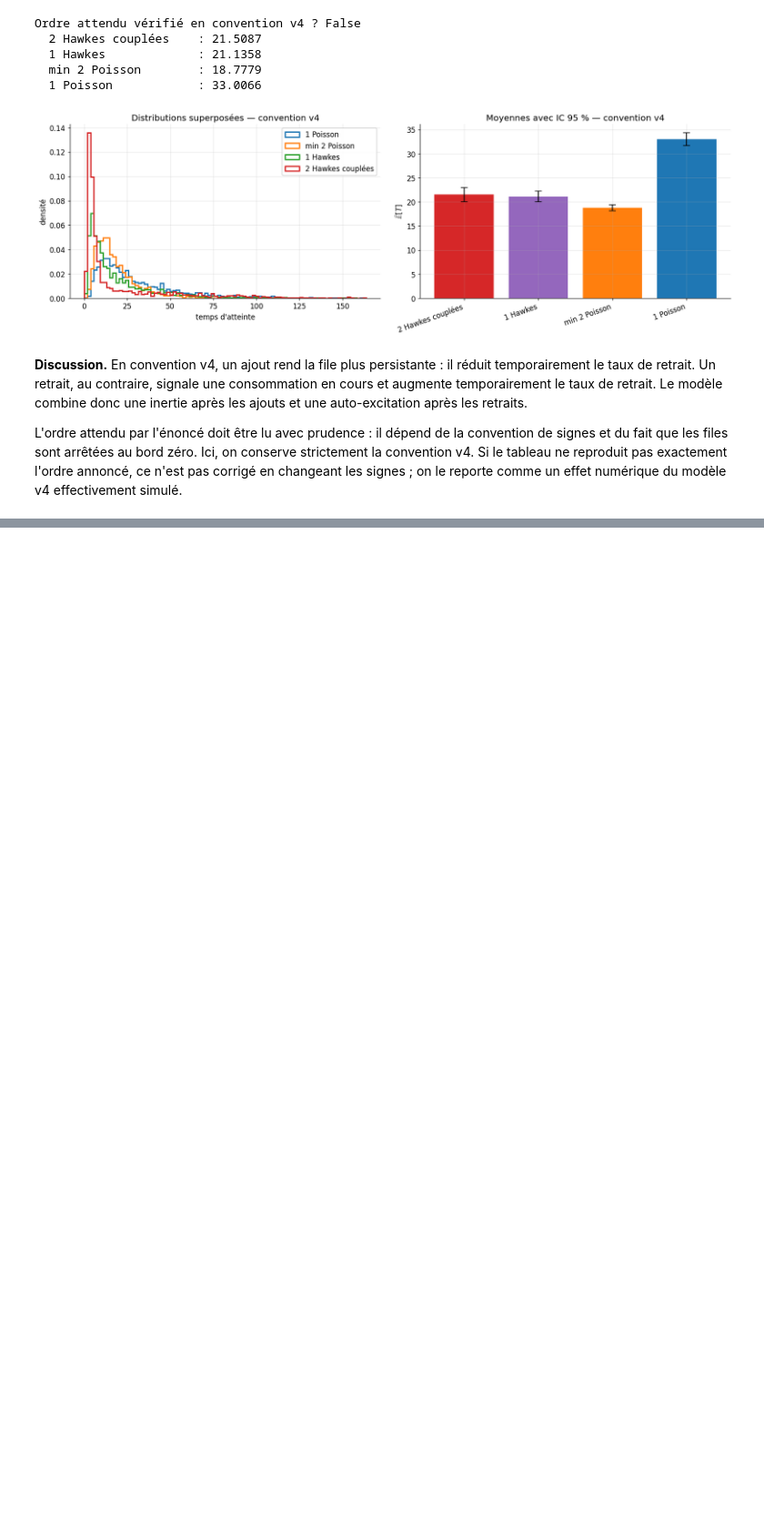
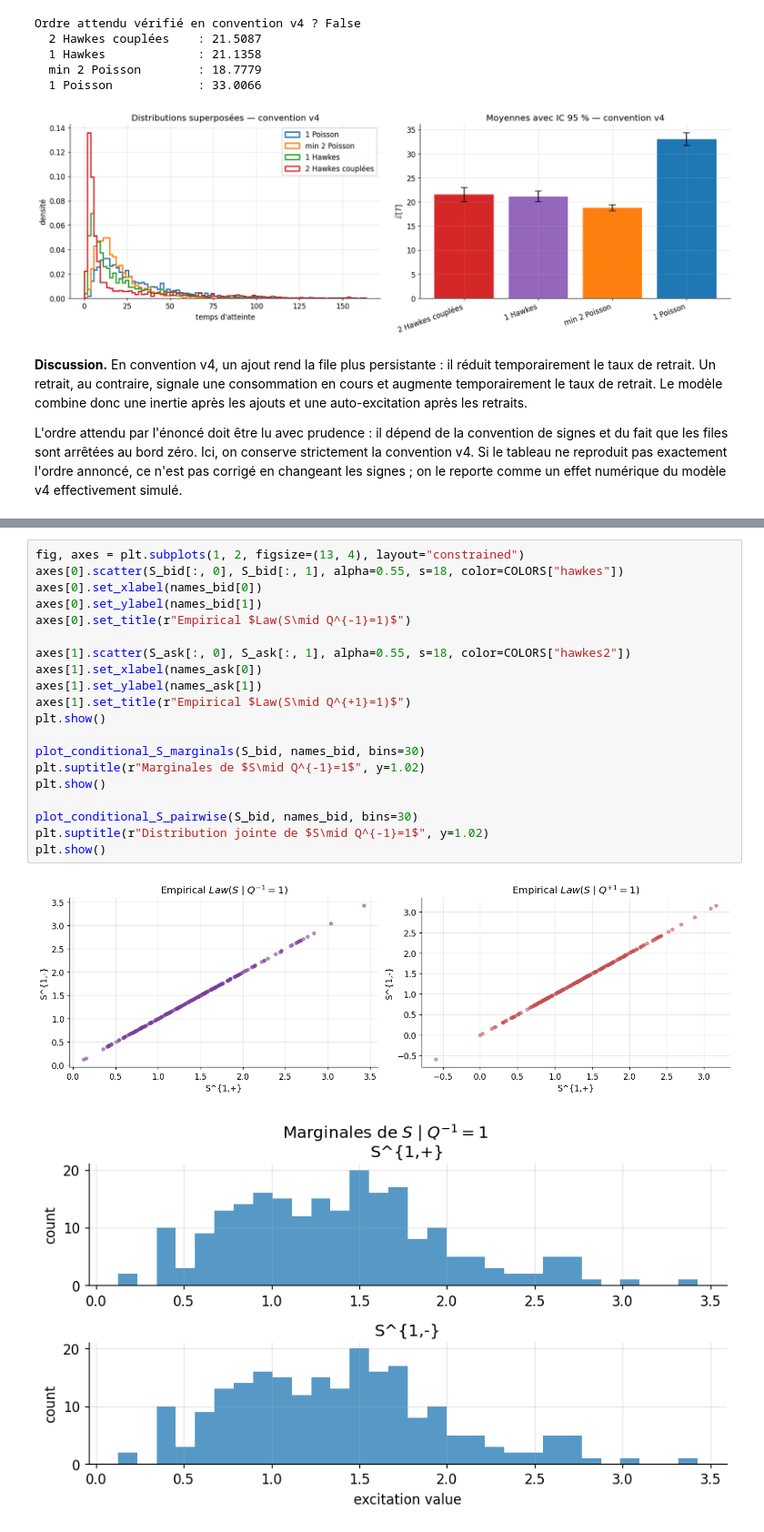
Before and after one commit to ApolloHong/Modal_Order_Book, a Jupyter notebook: nb2_124_files_hawkes_couplees.ipynb, the cells around one changed output, grey strips where cells are left out. Shown at 91% size. Saved outputs shown, nothing was run; the diff lists cells and outputs as text; blank space fills up the shorter version.

```diff
--- a/nb2_124_files_hawkes_couplees.ipynb
+++ b/nb2_124_files_hawkes_couplees.ipynb
@@ -936,0 +989,23 @@ print("Diagnostics AMS:", ams_hawkes_rare["result"].diagnostics.get("warnings",
+# %%
+fig, axes = plt.subplots(1, 2, figsize=(13, 4), layout="constrained")
+axes[0].scatter(S_bid[:, 0], S_bid[:, 1], alpha=0.55, s=18, color=COLORS["hawkes"])
+axes[0].set_xlabel(names_bid[0])
+axes[0].set_ylabel(names_bid[1])
+axes[0].set_title(r"Empirical $Law(S\mid Q^{-1}=1)$")
+
+axes[1].scatter(S_ask[:, 0], S_ask[:, 1], alpha=0.55, s=18, color=COLORS["hawkes2"])
+axes[1].set_xlabel(names_ask[0])
+axes[1].set_ylabel(names_ask[1])
+axes[1].set_title(r"Empirical $Law(S\mid Q^{+1}=1)$")
+plt.show()
+
+plot_conditional_S_marginals(S_bid, names_bid, bins=30)
+plt.suptitle(r"Marginales de $S\mid Q^{-1}=1$", y=1.02)
+plt.show()
+
+plot_conditional_S_pairwise(S_bid, names_bid, bins=30)
+plt.suptitle(r"Distribution jointe de $S\mid Q^{-1}=1$", y=1.02)
+plt.show()
+# %% [output]
+[figure, added]
+[figure, added]
```
Also changed, not shown: parts of 7 cells of this notebook, 11 other files.
